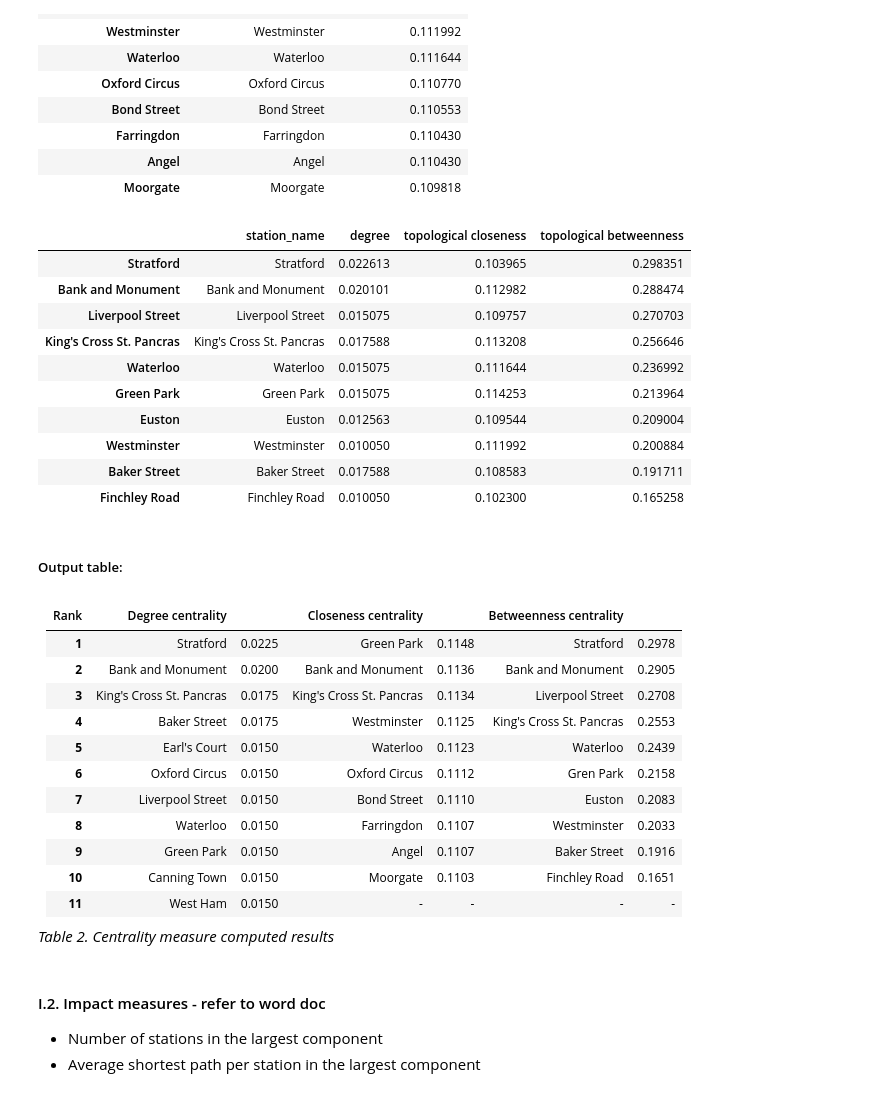
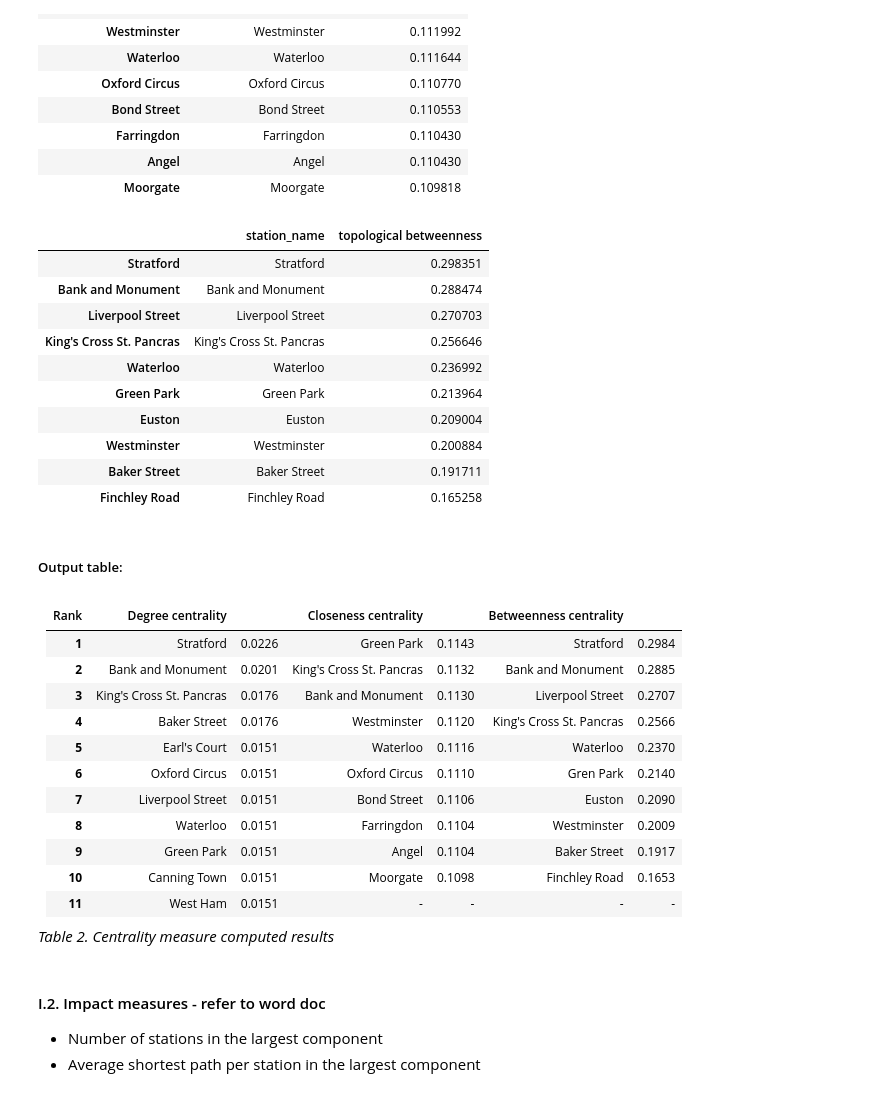
Before and after one commit to neneninja97/UrbanSim, a Jupyter notebook: urban_sim.ipynb, the cells around one changed output. Drawn from its saved outputs; the diff is of its cells as text; code cells hidden in the pictures.

```diff
--- a/urban_sim.ipynb
+++ b/urban_sim.ipynb
@@ -168,35 +168,35 @@ df_sorted_clos[['station_name', 'topological closeness']][0:10]
 # %%
 # Check the top 10 for topological closeness centrality
 df_sorted_bet = df.sort_values(["topological betweenness"], ascending=False)
-df_sorted_bet[0:10]
+df_sorted_bet[['station_name', 'topological betweenness']][0:10]
 # %% [output]
-|  | station_name | degree | topological closeness | topological betweenness |
-| Stratford | Stratford | 0.022613 | 0.103965 | 0.298351 |
-| Bank and Monument | Bank and Monument | 0.020101 | 0.112982 | 0.288474 |
-| Liverpool Street | Liverpool Street | 0.015075 | 0.109757 | 0.270703 |
-| King's Cross St. Pancras | King's Cross St. Pancras | 0.017588 | 0.113208 | 0.256646 |
-| Waterloo | Waterloo | 0.015075 | 0.111644 | 0.236992 |
-| Green Park | Green Park | 0.015075 | 0.114253 | 0.213964 |
-| Euston | Euston | 0.012563 | 0.109544 | 0.209004 |
-| Westminster | Westminster | 0.010050 | 0.111992 | 0.200884 |
-| Baker Street | Baker Street | 0.017588 | 0.108583 | 0.191711 |
-| Finchley Road | Finchley Road | 0.010050 | 0.102300 | 0.165258 |
+|  | station_name | topological betweenness |
+| Stratford | Stratford | 0.298351 |
+| Bank and Monument | Bank and Monument | 0.288474 |
+| Liverpool Street | Liverpool Street | 0.270703 |
+| King's Cross St. Pancras | King's Cross St. Pancras | 0.256646 |
+| Waterloo | Waterloo | 0.236992 |
+| Green Park | Green Park | 0.213964 |
+| Euston | Euston | 0.209004 |
+| Westminster | Westminster | 0.200884 |
+| Baker Street | Baker Street | 0.191711 |
+| Finchley Road | Finchley Road | 0.165258 |
 # %% [markdown]
 ##### Output table:
 # %% [markdown]
 | Rank | Degree centrality || Closeness centrality || Betweenness centrality ||
 | -: | -: | :- | -: | :- | -: | :- |
-| <b>1</b> | Stratford | 0.0225 | Green Park | 0.1148 | Stratford | 0.2978 |
-| <b>2</b> | Bank and Monument  | 0.0200 | Bank and Monument | 0.1136 | Bank and Monument | 0.2905 |
-| <b>3</b> | King's Cross St. Pancras | 0.0175 | King's Cross St. Pancras | 0.1134 | Liverpool Street | 0.2708 |
-| <b>4</b> | Baker Street | 0.0175 | Westminster | 0.1125 | King's Cross St. Pancras | 0.2553 |
-| <b>5</b> | Earl's Court | 0.0150 | Waterloo | 0.1123 | Waterloo | 0.2439 |
-| <b>6</b> | Oxford Circus | 0.0150 | Oxford Circus | 0.1112 | Gren Park |0.2158 |
-| <b>7</b> | Liverpool Street | 0.0150 | Bond Street | 0.1110 | Euston | 0.2083 |
-| <b>8</b> | Waterloo | 0.0150 | Farringdon | 0.1107 | Westminster | 0.2033 |
-| <b>9</b> | Green Park | 0.0150 | Angel | 0.1107 | Baker Street | 0.1916 |
-| <b>10</b> | Canning Town | 0.0150 | Moorgate | 0.1103 | Finchley Road | 0.1651 |
-| <b>11</b> | West Ham | 0.0150 | - | - | - | - |
+| <b>1</b> | Stratford | 0.0226 | Green Park | 0.1143 | Stratford | 0.2984 |
+| <b>2</b> | Bank and Monument  | 0.0201 | King's Cross St. Pancras | 0.1132 | Bank and Monument | 0.2885 |
+| <b>3</b> | King's Cross St. Pancras | 0.0176 | Bank and Monument | 0.1130 | Liverpool Street | 0.2707 |
+| <b>4</b> | Baker Street | 0.0176 | Westminster | 0.1120 | King's Cross St. Pancras | 0.2566 |
+| <b>5</b> | Earl's Court | 0.0151 | Waterloo | 0.1116 | Waterloo | 0.2370 |
+| <b>6</b> | Oxford Circus | 0.0151 | Oxford Circus | 0.1110 | Gren Park |0.2140 |
+| <b>7</b> | Liverpool Street | 0.0151 | Bond Street | 0.1106 | Euston | 0.2090 |
+| <b>8</b> | Waterloo | 0.0151 | Farringdon | 0.1104 | Westminster | 0.2009 |
+| <b>9</b> | Green Park | 0.0151 | Angel | 0.1104 | Baker Street | 0.1917 |
+| <b>10</b> | Canning Town | 0.0151 | Moorgate | 0.1098 | Finchley Road | 0.1653 |
+| <b>11</b> | West Ham | 0.0151 | - | - | - | - |
 
 *Table 2. Centrality measure computed results*
 # %% [markdown]
```
Also changed, not shown: parts of 20 cells of this notebook.
